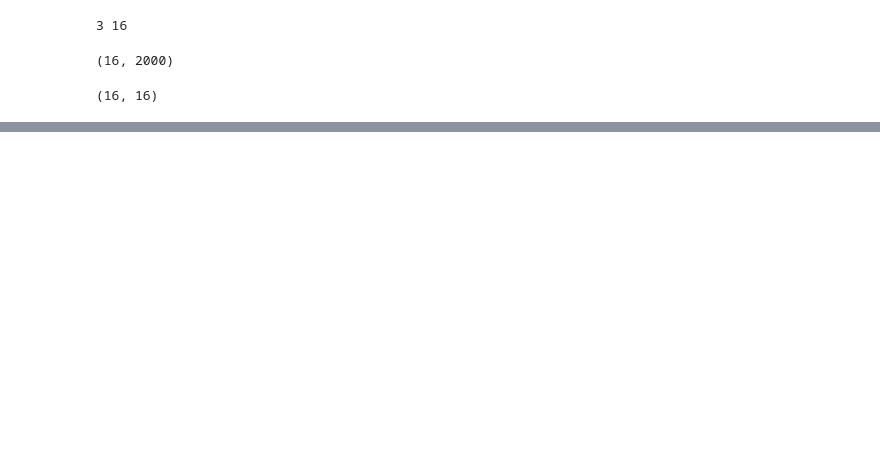
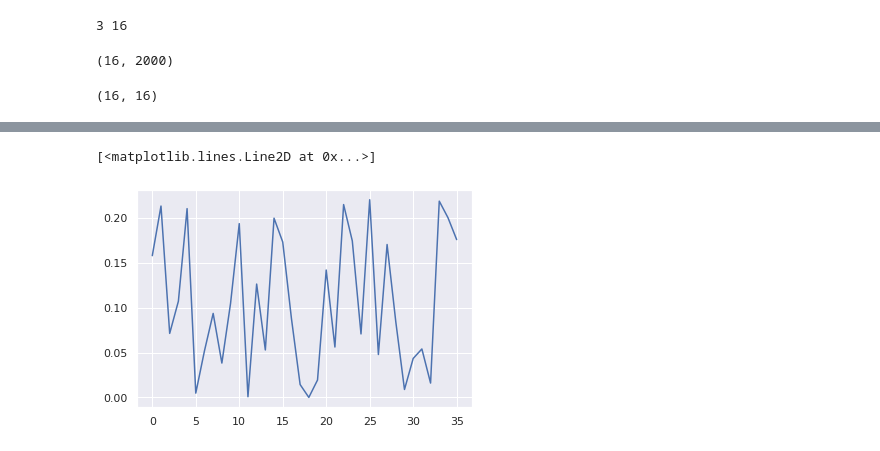
Before and after one commit to spaceonion1001/LD-CPD, a Jupyter notebook: notebooks/Sim CPD.ipynb, the cells around one changed output, grey strips where cells are left out. Saved outputs shown, nothing was run; the diff lists cells and outputs as text; code cells hidden in the pictures; blank space fills up the shorter version.

```diff
--- a/notebooks/Sim CPD.ipynb
+++ b/notebooks/Sim CPD.ipynb
@@ -483,0 +529,5 @@ plt.plot(lrt_vals)
+# %%
+plt.plot(p_vals)
+# %% [output]
+[<matplotlib.lines.Line2D at 0x...>]
+[figure, added]
```
Also changed, not shown: parts of 19 cells of this notebook, 1 other file.
